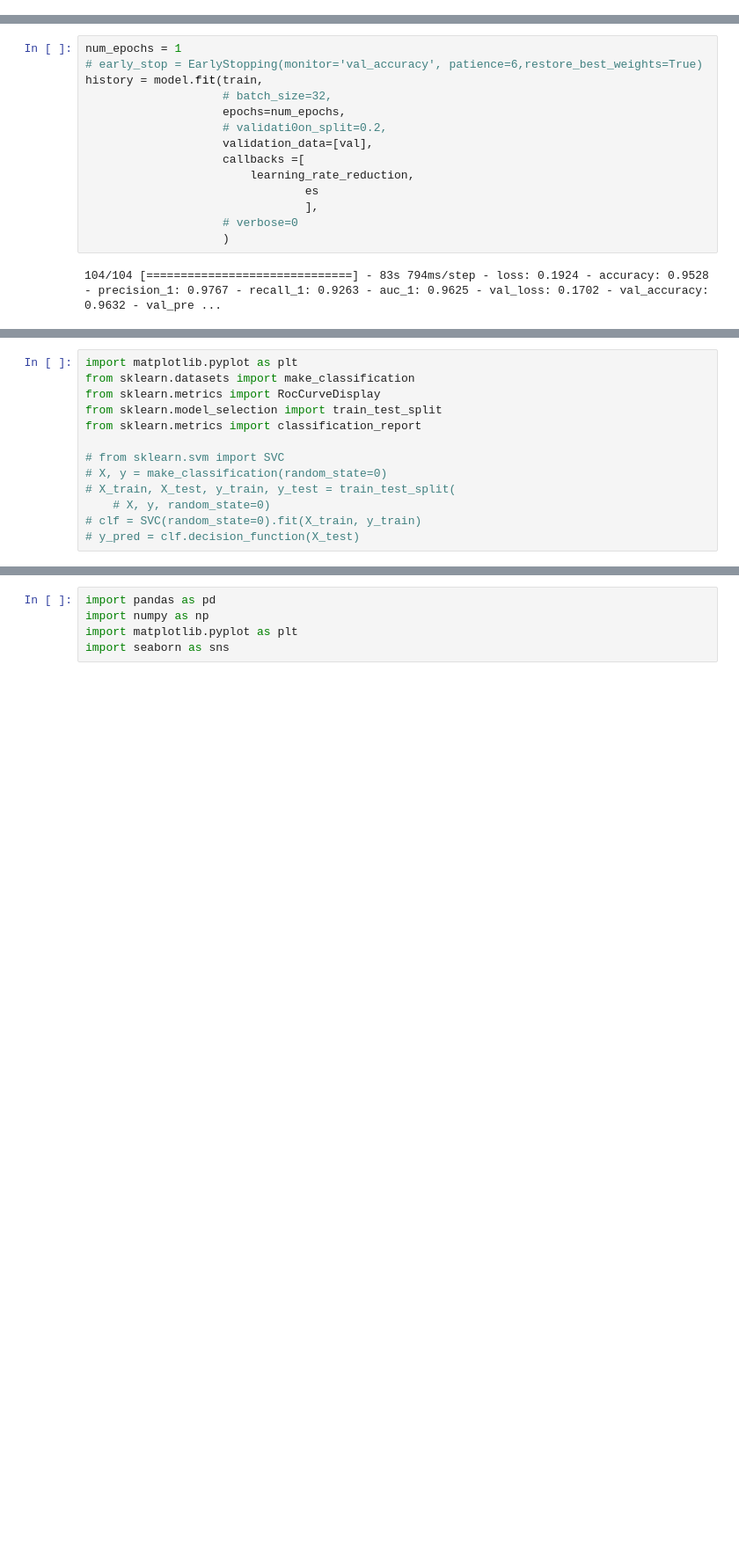
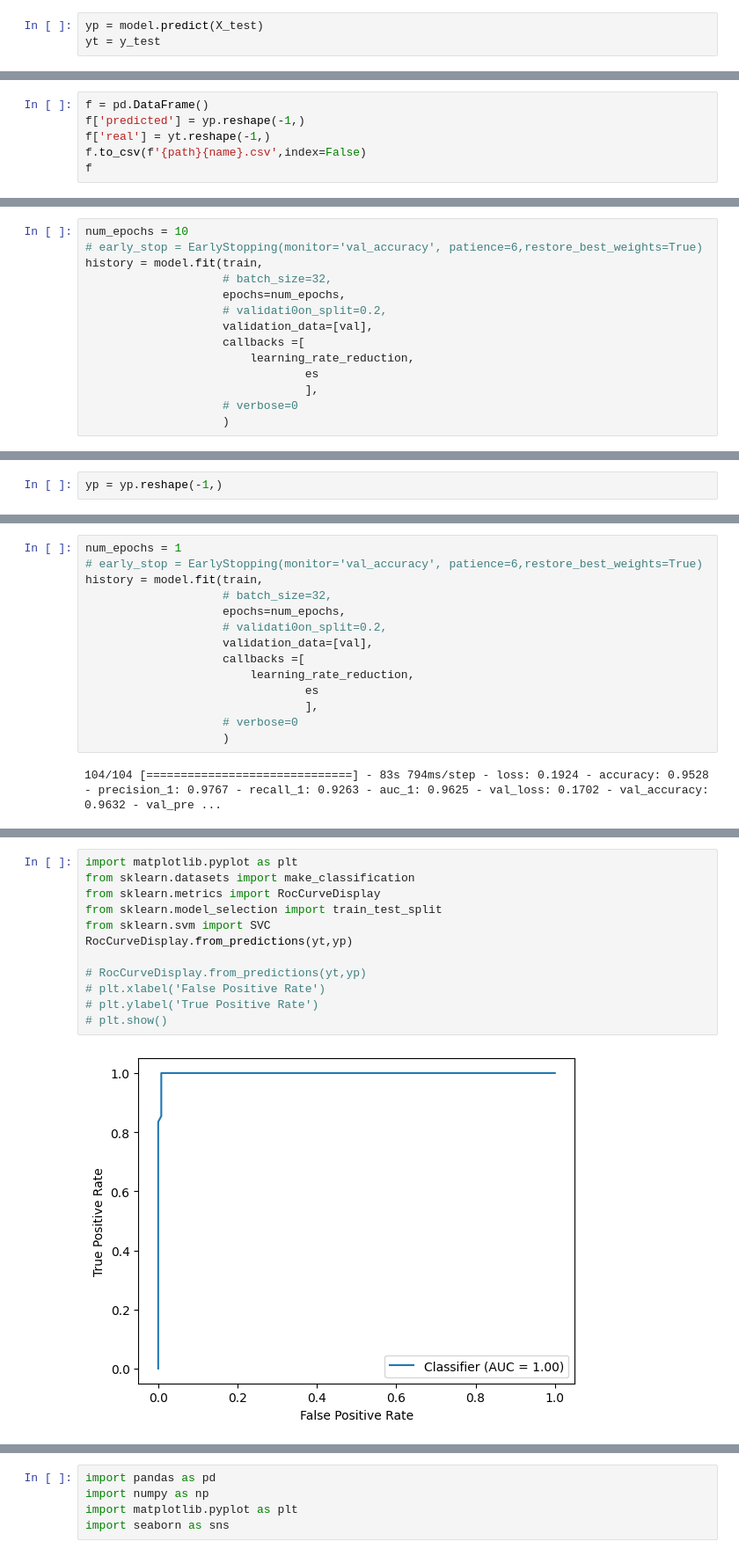
Before and after one commit to RedBatProject/Works, a Jupyter notebook: work_39 tweets fake real.ipynb, the cells around one changed output, grey strips where cells are left out. Shown at 88% size. Cells and saved outputs as stored; diff of their text form; blank space fills up the shorter version.

```diff
--- a/work_39 tweets fake real.ipynb
+++ b/work_39 tweets fake real.ipynb
@@ -382,0 +400,3 @@ model.fit(X_train, y_train,
+# %%
+yp = model.predict(X_test)
+yt = y_test
@@ -382,0 +405,6 @@ model.fit(X_train, y_train,
+# %%
+f = pd.DataFrame()
+f['predicted'] = yp.reshape(-1,)
+f['real'] = yt.reshape(-1,)
+f.to_csv(f'{path}{name}.csv',index=False)
+f
@@ -858,3 +921,17 @@ history = model.fit(train,
 model.save_weights(f'{path}/checkpoint')
 # %%
 model.compile(optimizer=Adam(learning_rate=0.0001), loss='categorical_crossentropy', metrics=['accuracy'])
+# %%
+num_epochs = 10
+# early_stop = EarlyStopping(monitor='val_accuracy', patience=6,restore_best_weights=True)
+history = model.fit(train,
+                    # batch_size=32,
+                    epochs=num_epochs,
+                    # validati0on_split=0.2,
+                    validation_data=[val],
+                    callbacks =[
+                        learning_rate_reduction,
+                                es
+                                ],
+                    # verbose=0
+                    )
@@ -943,3 +1012,5 @@ array([[0., 0., 0., 1., 0.],
+# %%
+yp = yp.reshape(-1,)
 # %%
 yp.shape,yt.shape
 # %% [output]
@@ -1130,13 +1129,14 @@ print('Accuracy:', accuracy.result().numpy())
 # %%
 import matplotlib.pyplot as plt
 from sklearn.datasets import make_classification
 from sklearn.metrics import RocCurveDisplay
 from sklearn.model_selection import train_test_split
-from sklearn.metrics import classification_report
+from sklearn.svm import SVC
+RocCurveDisplay.from_predictions(yt,yp)
 
-# from sklearn.svm import SVC
-# X, y = make_classification(random_state=0)
-# X_train, X_test, y_train, y_test = train_test_split(
-    # X, y, random_state=0)
-# clf = SVC(random_state=0).fit(X_train, y_train)
-# y_pred = clf.decision_function(X_test)
+# RocCurveDisplay.from_predictions(yt,yp)
+# plt.xlabel('False Positive Rate')
+# plt.ylabel('True Positive Rate')
+# plt.show()
+# %% [output]
+[figure, added]
```
Also changed, not shown: parts of 71 cells of this notebook.
